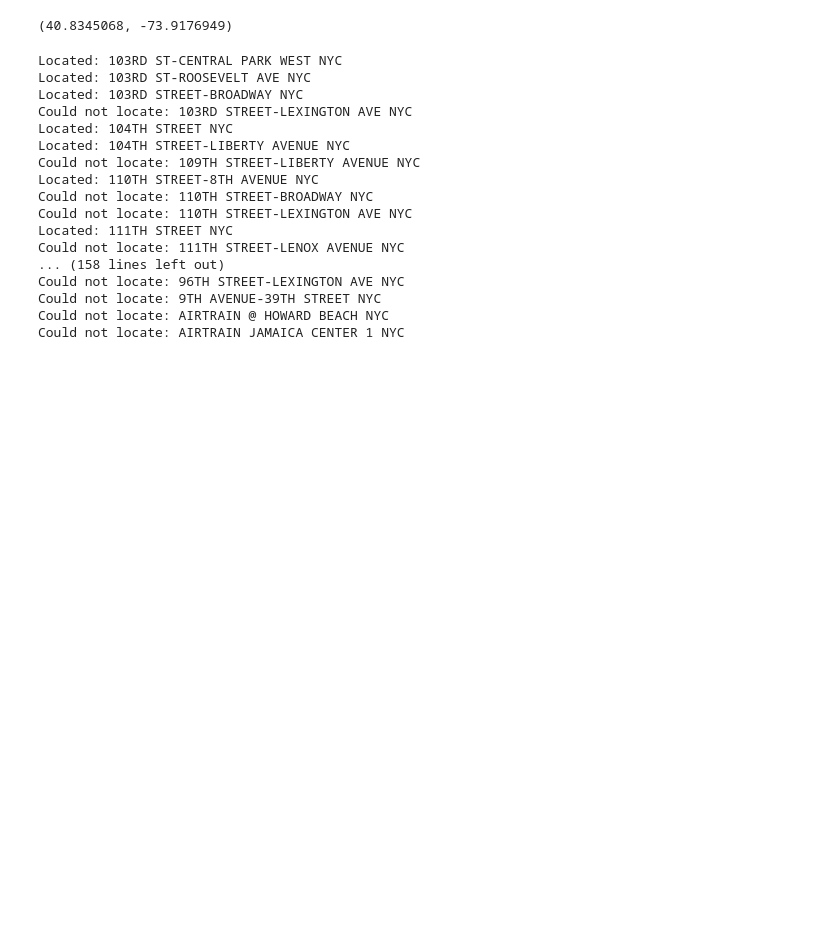
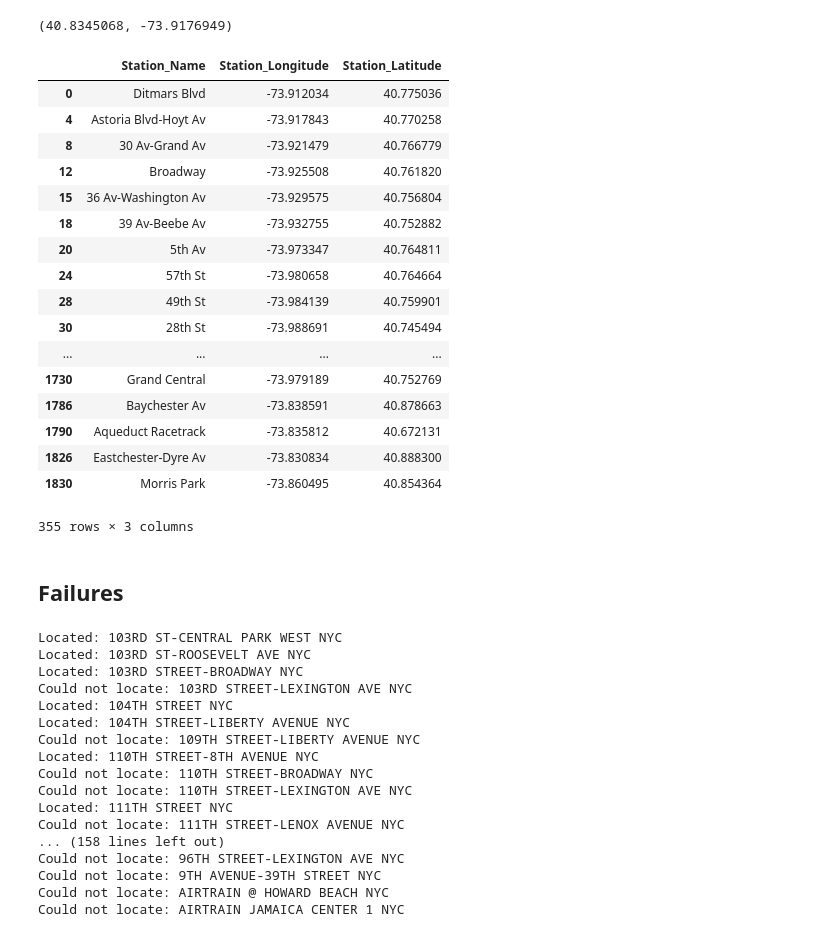
Before and after one commit to timrandg/metis_benson, a Jupyter notebook: Tim--NYC Station Names to GPS coordinate conversion.ipynb, the cells around one changed output. Saved outputs shown, nothing was run; the diff lists cells and outputs as text; code cells hidden in the pictures; blank space fills up the shorter version.

```diff
--- a/Tim--NYC Station Names to GPS coordinate conversion.ipynb
+++ b/Tim--NYC Station Names to GPS coordinate conversion.ipynb
@@ -162,6 +161,41 @@ location = geolocator.geocode("167TH ST-GRAND CONCOURSE NYC")
 location[-1]
 # %% [output]
 (40.8345068, -73.9176949)
+# %%
+import pandas as pd
+#Try getting station GPS from more complete list StationEntrances.csv
+file = "StationEntrances.csv"
+df = pd.read_csv(file)
+df3 = df.copy()
+df4 = df3[['Station_Name', 'Station_Longitude', 'Station_Latitude']]
+#print(df3.count)
+df5 = df4.drop_duplicates(subset='Station_Name', keep='first')
+#df6 = df5.reset_index()
+#df6 = df5
+#df6.index = df6.reset_index()
+#len(df6['Station_Name'])
+df5
+# %% [output]
+|  | Station_Name | Station_Longitude | Station_Latitude |
+| 0 | Ditmars Blvd | -73.912034 | 40.775036 |
+| 4 | Astoria Blvd-Hoyt Av | -73.917843 | 40.770258 |
+| 8 | 30 Av-Grand Av | -73.921479 | 40.766779 |
+| 12 | Broadway | -73.925508 | 40.761820 |
+| 15 | 36 Av-Washington Av | -73.929575 | 40.756804 |
+| 18 | 39 Av-Beebe Av | -73.932755 | 40.752882 |
+| 20 | 5th Av | -73.973347 | 40.764811 |
+| 24 | 57th St | -73.980658 | 40.764664 |
+| 28 | 49th St | -73.984139 | 40.759901 |
+| 30 | 28th St | -73.988691 | 40.745494 |
+| ... | ... | ... | ... |
+| 1730 | Grand Central | -73.979189 | 40.752769 |
+| 1786 | Baychester Av | -73.838591 | 40.878663 |
+| 1790 | Aqueduct Racetrack | -73.835812 | 40.672131 |
+| 1826 | Eastchester-Dyre Av | -73.830834 | 40.888300 |
+| 1830 | Morris Park | -73.860495 | 40.854364 |
+355 rows × 3 columns
+# %% [markdown]
+## Failures
 # %%
 #this is rather slow lookup...
 found = {}
```
Also changed, not shown: parts of 3 cells of this notebook, 3 other files.
